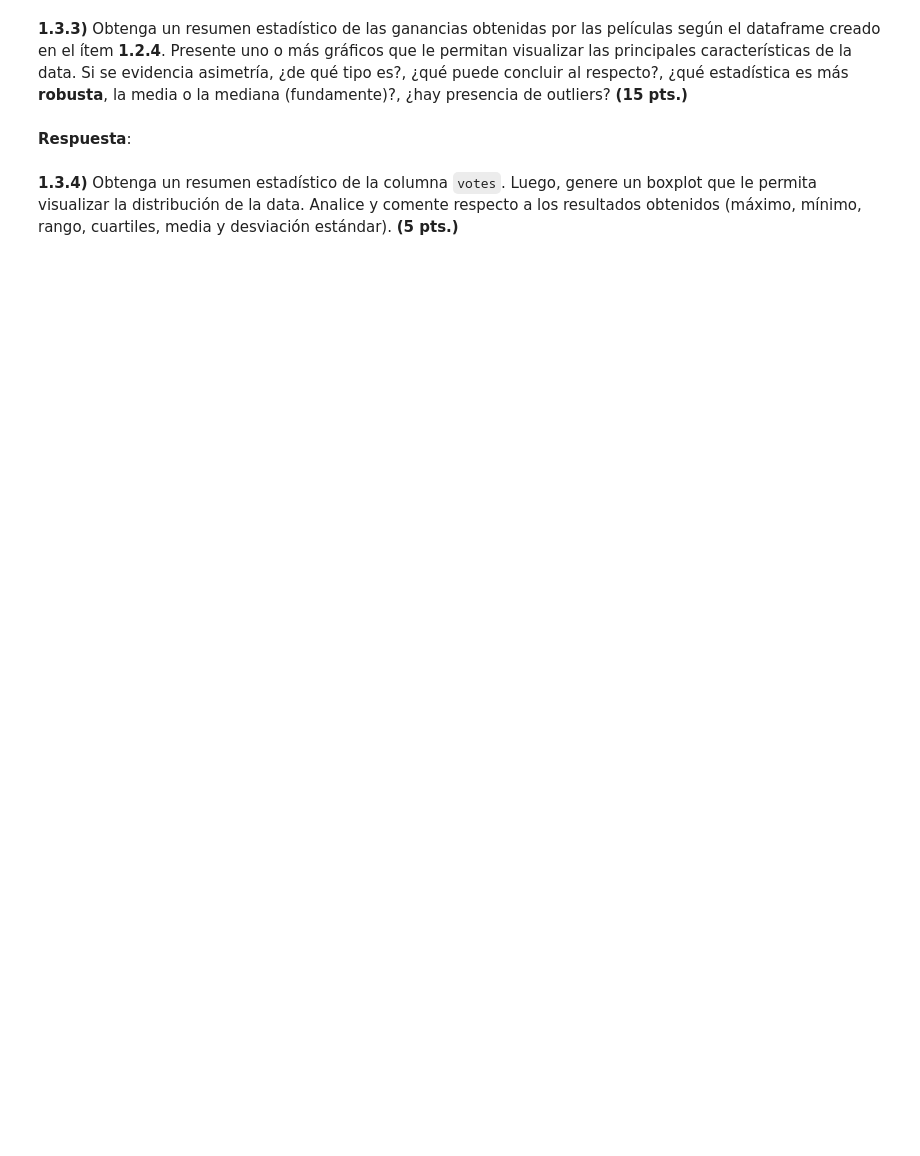
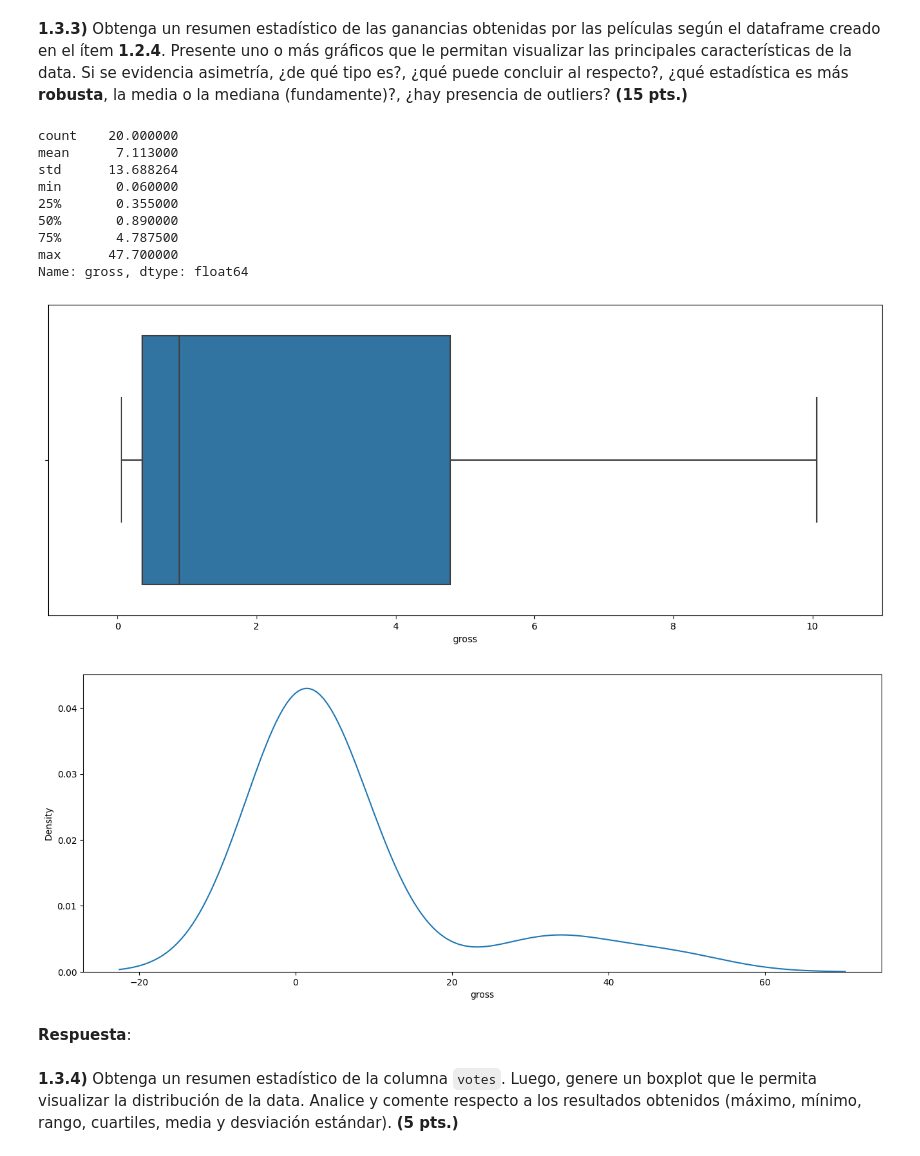
Before and after one commit to Camilo-Duque98/EstadisticaComputacional, a Jupyter notebook: lec-4-Los Dockeritos/lec-4.ipynb, the cells around one changed output. Cells and saved outputs as stored; diff of their text form; code cells hidden in the pictures; blank space fills up the shorter version.

```diff
--- a/lec-4-Los Dockeritos/lec-4.ipynb
+++ b/lec-4-Los Dockeritos/lec-4.ipynb
@@ -431,5 +397,27 @@ Name: year, dtype: float64
 # %% [markdown]
 **1.3.3)** Obtenga un resumen estadístico de las ganancias obtenidas por las películas según el dataframe creado en el ítem **1.2.4**. Presente uno o más gráficos que le permitan visualizar las principales características de la data. Si se evidencia asimetría, ¿de qué tipo es?, ¿qué puede concluir al respecto?, ¿qué estadística es más **robusta**, la media o la mediana (fundamente)?, ¿hay presencia de outliers? **(15 pts.)**
+# %%
+plt.figure(figsize=(16,6))
+graf=sns.boxplot(x=anime_movies_gross['gross']);
+graf.set_xlim([-1, 11])
+
+
+plt.figure(figsize=(16,6))
+sns.kdeplot(anime_movies_gross['gross']);
+
+anime_movies_gross['gross'].describe()
+# %% [output]
+count    20.000000
+mean      7.113000
+std      13.688264
+min       0.060000
+25%       0.355000
+50%       0.890000
+75%       4.787500
+max      47.700000
+Name: gross, dtype: float64
+[figure, added]
+[figure, added]
 # %% [markdown]
 **Respuesta**:
 # %% [markdown]
```
Also changed, not shown: parts of 16 cells of this notebook.
